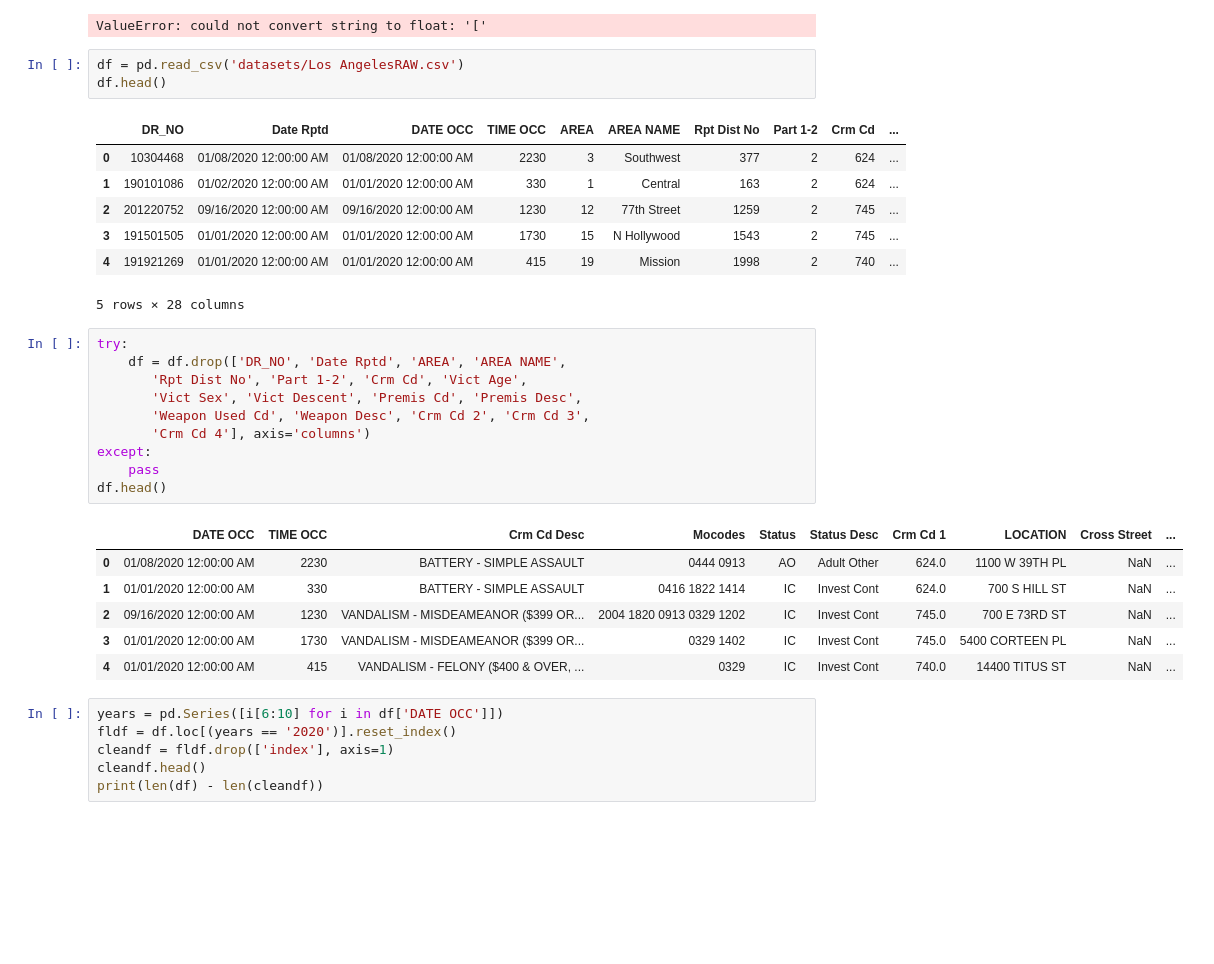
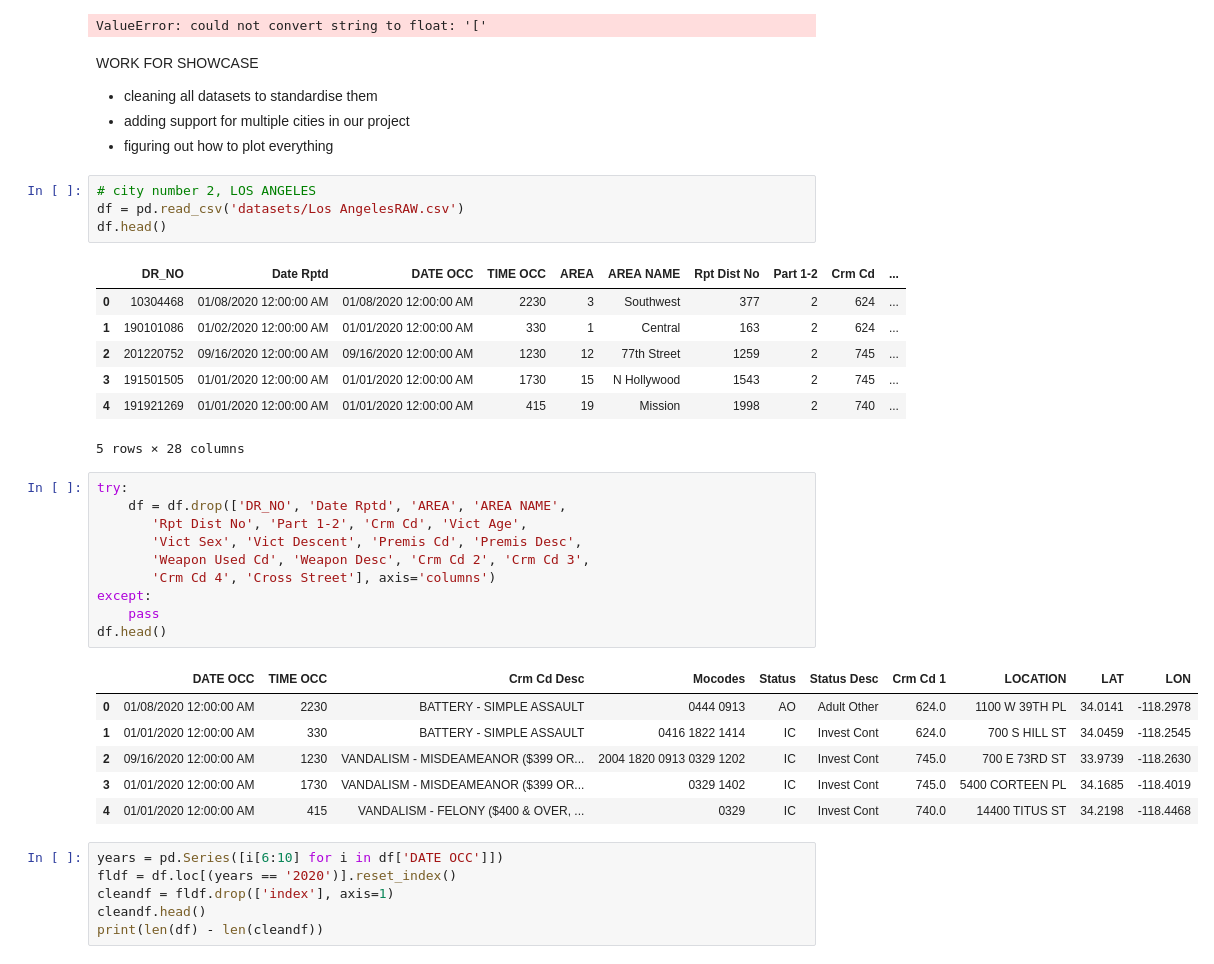
Before and after one commit to codermal7/nikolaj, a Jupyter notebook: cleaning experiemental notebook.ipynb, the cells around one changed output. Drawn from its saved outputs; the diff is of its cells as text; blank space fills up the shorter version.

Commit message:
added los angeles set, 2 more to go

```diff
--- a/cleaning experiemental notebook.ipynb
+++ b/cleaning experiemental notebook.ipynb
@@ -91,7 +91,13 @@ dataset_train['Longitude'] = loclong
 dataset_train.head()
 # %% [output]
 ValueError: could not convert string to float: '['
+# %% [markdown]
+WORK FOR SHOWCASE
+- cleaning all datasets to standardise them
+- adding support for multiple cities in our project
+- figuring out how to plot everything
 # %%
+# city number 2, LOS ANGELES
 df = pd.read_csv('datasets/Los AngelesRAW.csv')
 df.head()
 # %% [output]
@@ -105,20 +111,20 @@ df.head()
 # %%
 try:
     df = df.drop(['DR_NO', 'Date Rptd', 'AREA', 'AREA NAME',
        'Rpt Dist No', 'Part 1-2', 'Crm Cd', 'Vict Age',
        'Vict Sex', 'Vict Descent', 'Premis Cd', 'Premis Desc',
        'Weapon Used Cd', 'Weapon Desc', 'Crm Cd 2', 'Crm Cd 3',
-       'Crm Cd 4'], axis='columns')
+       'Crm Cd 4', 'Cross Street'], axis='columns')
 except:
     pass
 df.head()
 # %% [output]
-|  | DATE OCC | TIME OCC | Crm Cd Desc | Mocodes | Status | Status Desc | Crm Cd 1 | LOCATION | Cross Street | ... |
-| 0 | 01/08/2020 12:00:00 AM | 2230 | BATTERY - SIMPLE ASSAULT | 0444 0913 | AO | Adult Other | 624.0 | 1100 W 39TH PL | NaN | ... |
-| 1 | 01/01/2020 12:00:00 AM | 330 | BATTERY - SIMPLE ASSAULT | 0416 1822 1414 | IC | Invest Cont | 624.0 | 700 S HILL ST | NaN | ... |
-| 2 | 09/16/2020 12:00:00 AM | 1230 | VANDALISM - MISDEAMEANOR ($399 OR... | 2004 1820 0913 0329 1202 | IC | Invest Cont | 745.0 | 700 E 73RD ST | NaN | ... |
-| 3 | 01/01/2020 12:00:00 AM | 1730 | VANDALISM - MISDEAMEANOR ($399 OR... | 0329 1402 | IC | Invest Cont | 745.0 | 5400 CORTEEN PL | NaN | ... |
-| 4 | 01/01/2020 12:00:00 AM | 415 | VANDALISM - FELONY ($400 & OVER, ... | 0329 | IC | Invest Cont | 740.0 | 14400 TITUS ST | NaN | ... |
+|  | DATE OCC | TIME OCC | Crm Cd Desc | Mocodes | Status | Status Desc | Crm Cd 1 | LOCATION | LAT | LON |
+| 0 | 01/08/2020 12:00:00 AM | 2230 | BATTERY - SIMPLE ASSAULT | 0444 0913 | AO | Adult Other | 624.0 | 1100 W 39TH PL | 34.0141 | -118.2978 |
+| 1 | 01/01/2020 12:00:00 AM | 330 | BATTERY - SIMPLE ASSAULT | 0416 1822 1414 | IC | Invest Cont | 624.0 | 700 S HILL ST | 34.0459 | -118.2545 |
+| 2 | 09/16/2020 12:00:00 AM | 1230 | VANDALISM - MISDEAMEANOR ($399 OR... | 2004 1820 0913 0329 1202 | IC | Invest Cont | 745.0 | 700 E 73RD ST | 33.9739 | -118.2630 |
+| 3 | 01/01/2020 12:00:00 AM | 1730 | VANDALISM - MISDEAMEANOR ($399 OR... | 0329 1402 | IC | Invest Cont | 745.0 | 5400 CORTEEN PL | 34.1685 | -118.4019 |
+| 4 | 01/01/2020 12:00:00 AM | 415 | VANDALISM - FELONY ($400 & OVER, ... | 0329 | IC | Invest Cont | 740.0 | 14400 TITUS ST | 34.2198 | -118.4468 |
 # %%
 years = pd.Series([i[6:10] for i in df['DATE OCC']])
 fldf = df.loc[(years == '2020')].reset_index()
```
Also changed, not shown: parts of 6 cells of this notebook, 2 other files.
